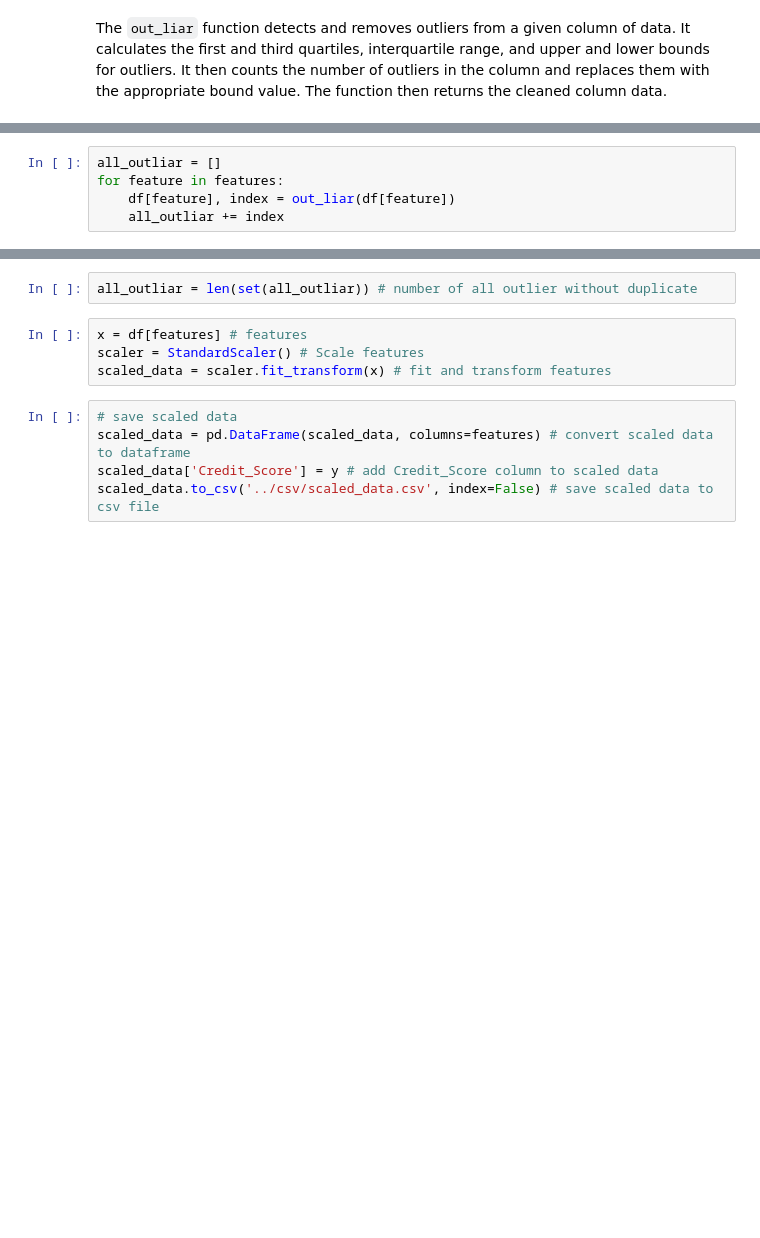
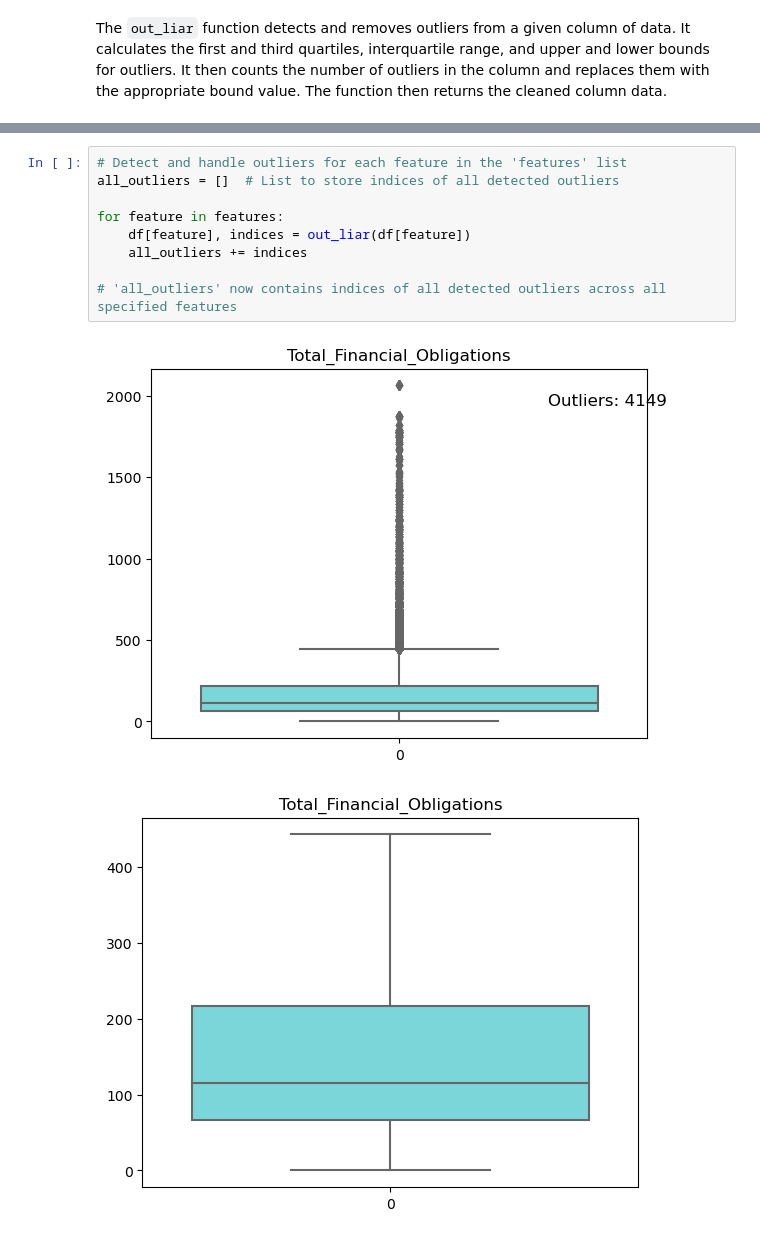
Before and after one commit to yaseen1998/AI_Orange_Course, a Jupyter notebook: Assigment_2/clean_data.ipynb, the cells around one changed output, grey strips where cells are left out. Saved outputs shown, nothing was run; the diff lists cells and outputs as text; blank space fills up the shorter version.

```diff
--- a/Assigment_2/clean_data.ipynb
+++ b/Assigment_2/clean_data.ipynb
@@ -61,5 +91,0 @@ def out_liar(column_data):
-# %%
-all_outliar = []
-for feature in features:
-    df[feature], index = out_liar(df[feature])
-    all_outliar += index
@@ -73,11 +92,12 @@ for feature in features:
-# %%
-all_outliar = len(set(all_outliar)) # number of all outlier without duplicate
-# %%
-x = df[features] # features
-scaler = StandardScaler() # Scale features
-scaled_data = scaler.fit_transform(x) # fit and transform features
-# %%
-# save scaled data
-scaled_data = pd.DataFrame(scaled_data, columns=features) # convert scaled data to dataframe
-scaled_data['Credit_Score'] = y # add Credit_Score column to scaled data
-scaled_data.to_csv('../csv/scaled_data.csv', index=False) # save scaled data to csv file
+# %%
+# Detect and handle outliers for each feature in the 'features' list
+all_outliers = []  # List to store indices of all detected outliers
+
+for feature in features:
+    df[feature], indices = out_liar(df[feature])
+    all_outliers += indices
+
+# 'all_outliers' now contains indices of all detected outliers across all specified features
+# %% [output]
+[figure, added]
+[figure, added]
```
Also changed, not shown: parts of 10 cells of this notebook, 2 other files.
